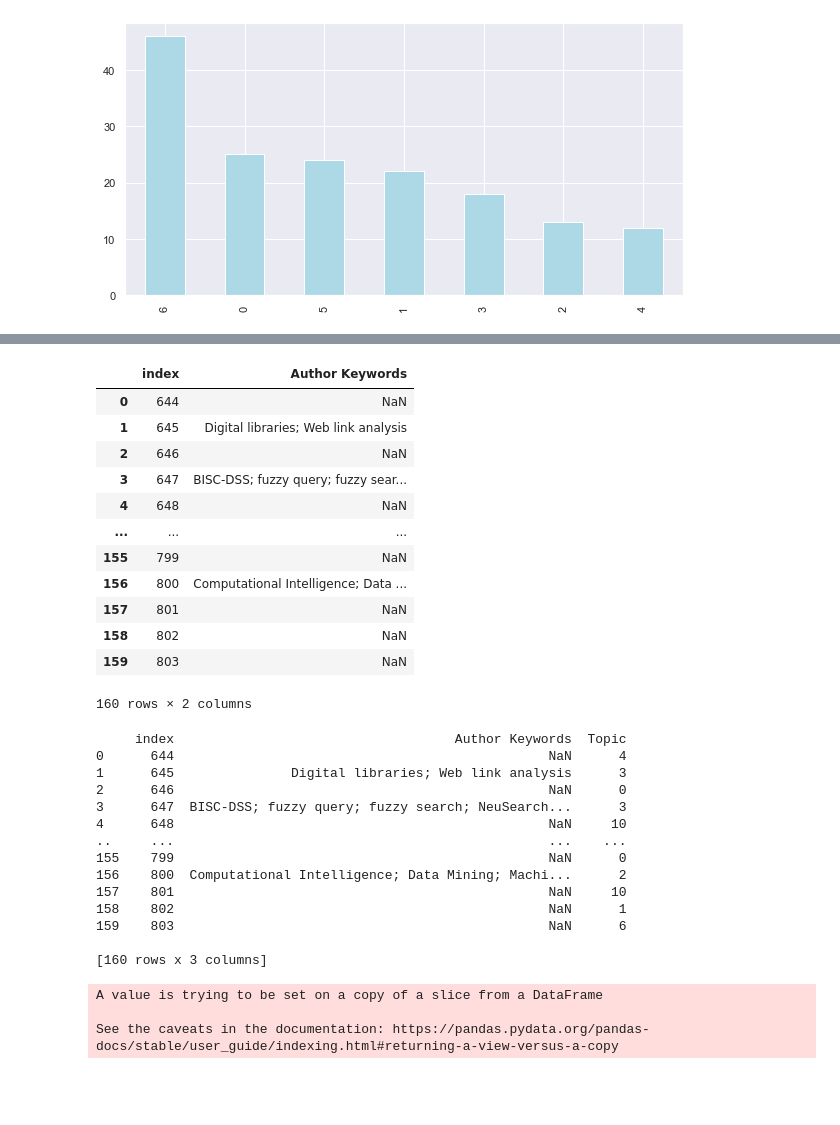
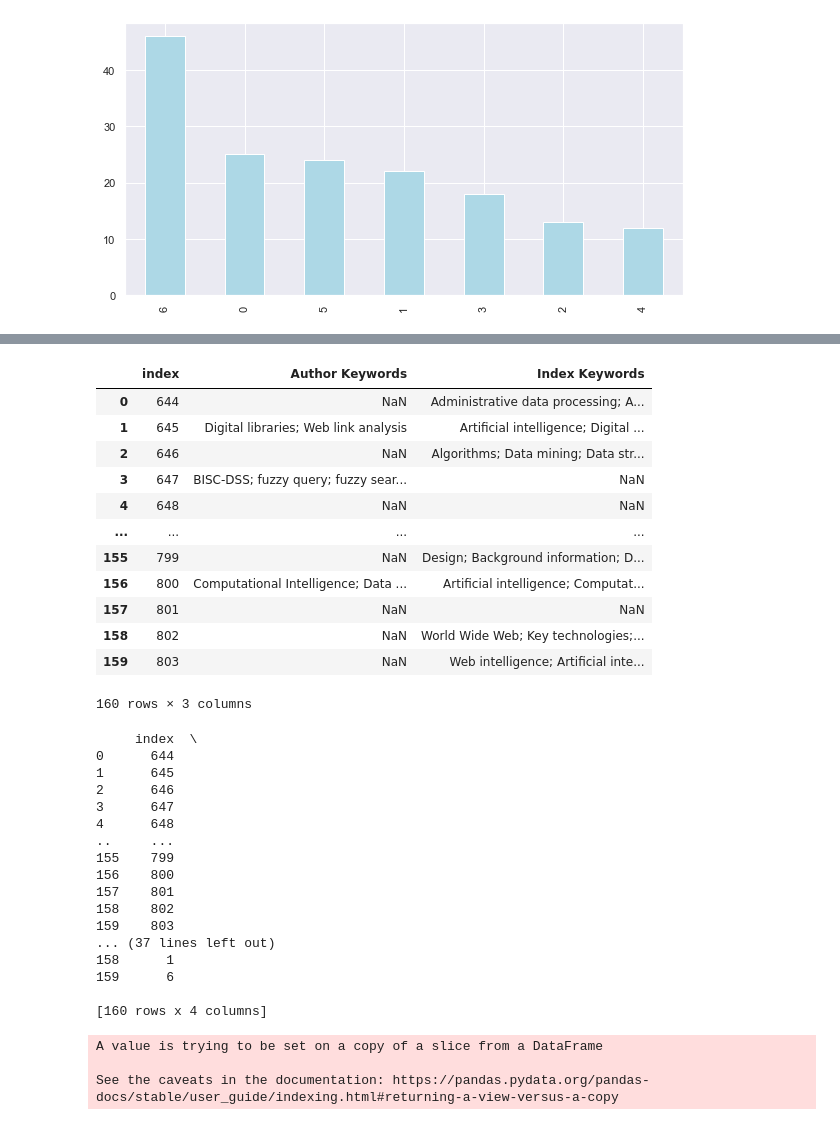
Before and after one commit to MaksOpp/web-intelligence-project, a Jupyter notebook: EDAandLDA.ipynb, the cells around one changed output, grey strips where cells are left out. Cells and saved outputs as stored; diff of their text form; code cells hidden in the pictures; blank space fills up the shorter version.

Commit message:
added interactive keywords count lists

```diff
--- a/EDAandLDA.ipynb
+++ b/EDAandLDA.ipynb
@@ -458,26 +459,26 @@ pyLDAvis.save_html(vis, 'lda.html')
 # %%
 indexes = []
 for i in range(0,num_topics):
     indexes.append(document_topic.sort_values(i, ascending=False)[i].head(20).index)
     #print(document_topic.sort_values(i, ascending=False)[i].head(20).index)
 
-keywords = data['Author Keywords'].reset_index()
+keywords = data[['Author Keywords', 'Index Keywords']].reset_index()
 
 keywords
 # %% [output]
-|  | index | Author Keywords |
-| 0 | 644 | NaN |
-| 1 | 645 | Digital libraries; Web link analysis |
-| 2 | 646 | NaN |
-| 3 | 647 | BISC-DSS; fuzzy query; fuzzy sear... |
-| 4 | 648 | NaN |
-| ... | ... | ... |
-| 155 | 799 | NaN |
-| 156 | 800 | Computational Intelligence; Data ... |
-| 157 | 801 | NaN |
-| 158 | 802 | NaN |
-| 159 | 803 | NaN |
+|  | index | Author Keywords | Index Keywords |
+| 0 | 644 | NaN | Administrative data processing; A... |
+| 1 | 645 | Digital libraries; Web link analysis | Artificial intelligence; Digital ... |
+| 2 | 646 | NaN | Algorithms; Data mining; Data str... |
+| 3 | 647 | BISC-DSS; fuzzy query; fuzzy sear... | NaN |
+| 4 | 648 | NaN | NaN |
+| ... | ... | ... | ... |
+| 155 | 799 | NaN | Design; Background information; D... |
+| 156 | 800 | Computational Intelligence; Data ... | Artificial intelligence; Computat... |
+| 157 | 801 | NaN | NaN |
+| 158 | 802 | NaN | World Wide Web; Key technologies;... |
+| 159 | 803 | NaN | Web intelligence; Artificial inte... |
-160 rows × 2 columns
+160 rows × 3 columns
 # %%
 keywords['Topic'] = 10
 keywords
@@ -491,20 +492,23 @@ for i, index in enumerate(indexes):
 
 print(keywords)
 # %% [output]
-     index                                    Author Keywords  Topic
-0      644                                                NaN      4
-1      645               Digital libraries; Web link analysis      3
-2      646                                                NaN      0
-3      647  BISC-DSS; fuzzy query; fuzzy search; NeuSearch...      3
-4      648                                                NaN     10
-..     ...                                                ...    ...
-155    799                                                NaN      0
-156    800  Computational Intelligence; Data Mining; Machi...      2
-157    801                                                NaN     10
-158    802                                                NaN      1
-159    803                                                NaN      6
+     index  \
+0      644
+1      645
+2      646
+3      647
+4      648
+..     ...
+155    799
+156    800
+157    801
+158    802
+159    803
+... (37 lines left out)
+158      1
+159      6
 
-[160 rows x 3 columns]
+[160 rows x 4 columns]
 A value is trying to be set on a copy of a slice from a DataFrame
 
 See the caveats in the documentation: https://pandas.pydata.org/pandas-docs/stable/user_guide/indexing.html#returning-a-view-versus-a-copy
```
Also changed, not shown: parts of 16 cells of this notebook.
